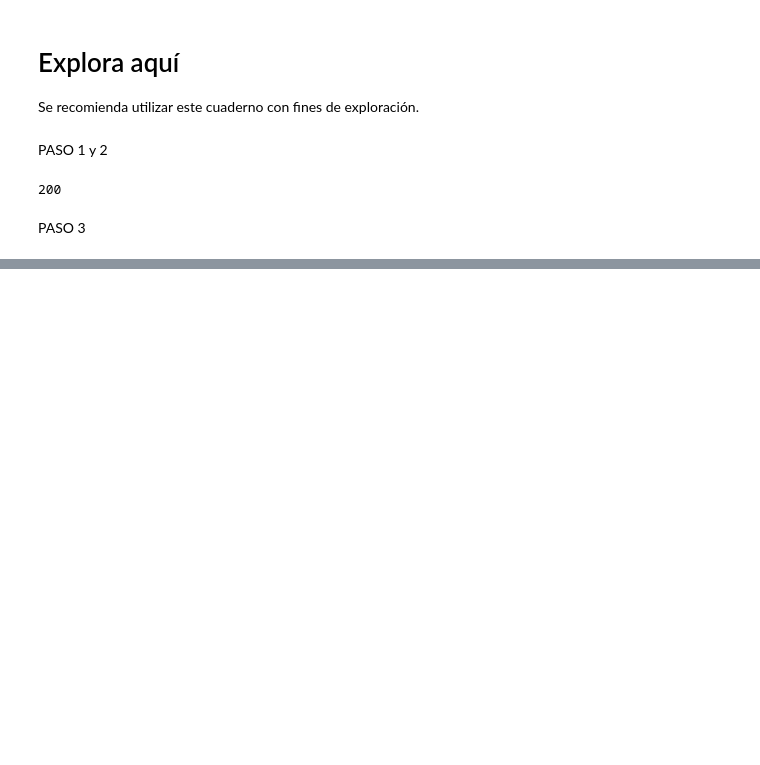
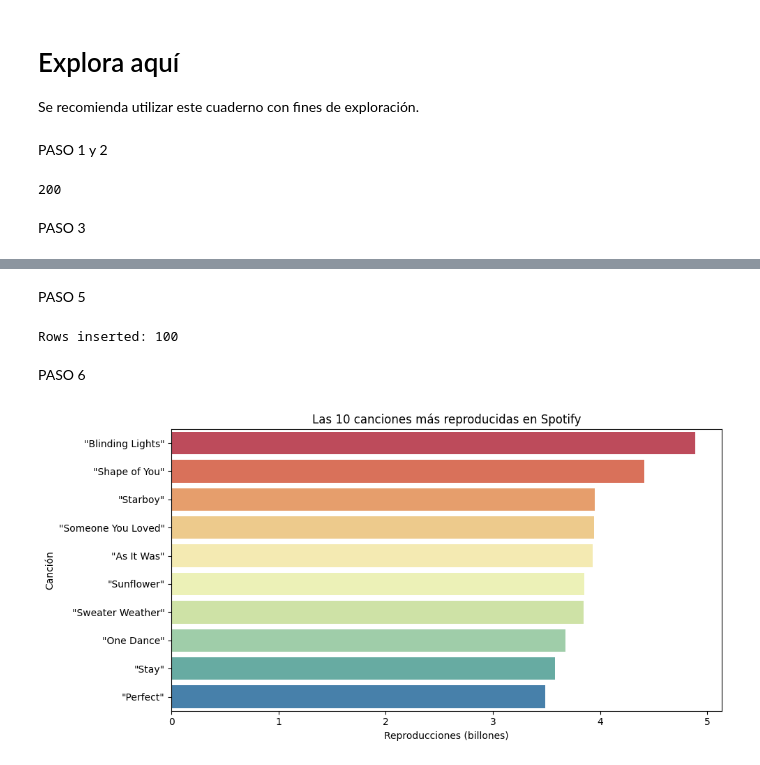
Before and after one commit to 4GeeksAcademy/ivandla96-proyecto-WebScraping, a Jupyter notebook: src/explore.es.ipynb, the cells around one changed output, grey strips where cells are left out. Saved outputs shown, nothing was run; the diff lists cells and outputs as text; code cells hidden in the pictures; blank space fills up the shorter version.

```diff
--- a/src/explore.es.ipynb
+++ b/src/explore.es.ipynb
@@ -56,0 +59,11 @@ df.head()
+# %%
+df.columns = ["Rank", "Song", "Artist", "Streams (billions)", "Realese date", "Ref"]
+
+df["Song"] = df["Song"].str.replace(r"\[.*?\]", "", regex=True)
+df["Artist"] = df["Artist"].str.replace(r"\[.*?\]", "", regex=True)
+
+df = df[df["Streams (billions)"].astype(str).str.contains(r"^\d+(?:\.\d+)?$", na=False)]
+
+df["Streams (billions)"] = df["Streams (billions)"].astype(float)
+
+df
@@ -56,0 +84,29 @@ df.head()
+# %% [markdown]
+PASO 5
+# %%
+con = sqlite3.connect("top_spotify_songs")
+
+df.to_sql("most_streamed", con, if_exists = "replace", index = False)
+cursor = con.cursor()
+
+cursor.execute("SELECT COUNT(*) FROM most_streamed")
+print("Rows inserted:", cursor.fetchone()[0])
+
+con.commit()
+# %% [output]
+Rows inserted: 100
+# %% [markdown]
+PASO 6
+# %%
+#Las 10 canciones mas reproducidas en Spotify
+
+top10 = df.nlargest(10, "Streams (billions)")
+plt.figure(figsize = (10, 5))
+sns.barplot(data = top10, x = "Streams (billions)", y = "Song", hue = "Song", palette = "Spectral", legend = False)
+plt.title("Las 10 canciones más reproducidas en Spotify")
+plt.xlabel("Reproducciones (billones)")
+plt.ylabel("Canción")
+plt.tight_layout()
+plt.show()
+# %% [output]
+[figure, added]
```
Also changed, not shown: parts of 5 cells of this notebook, 2 other files.
